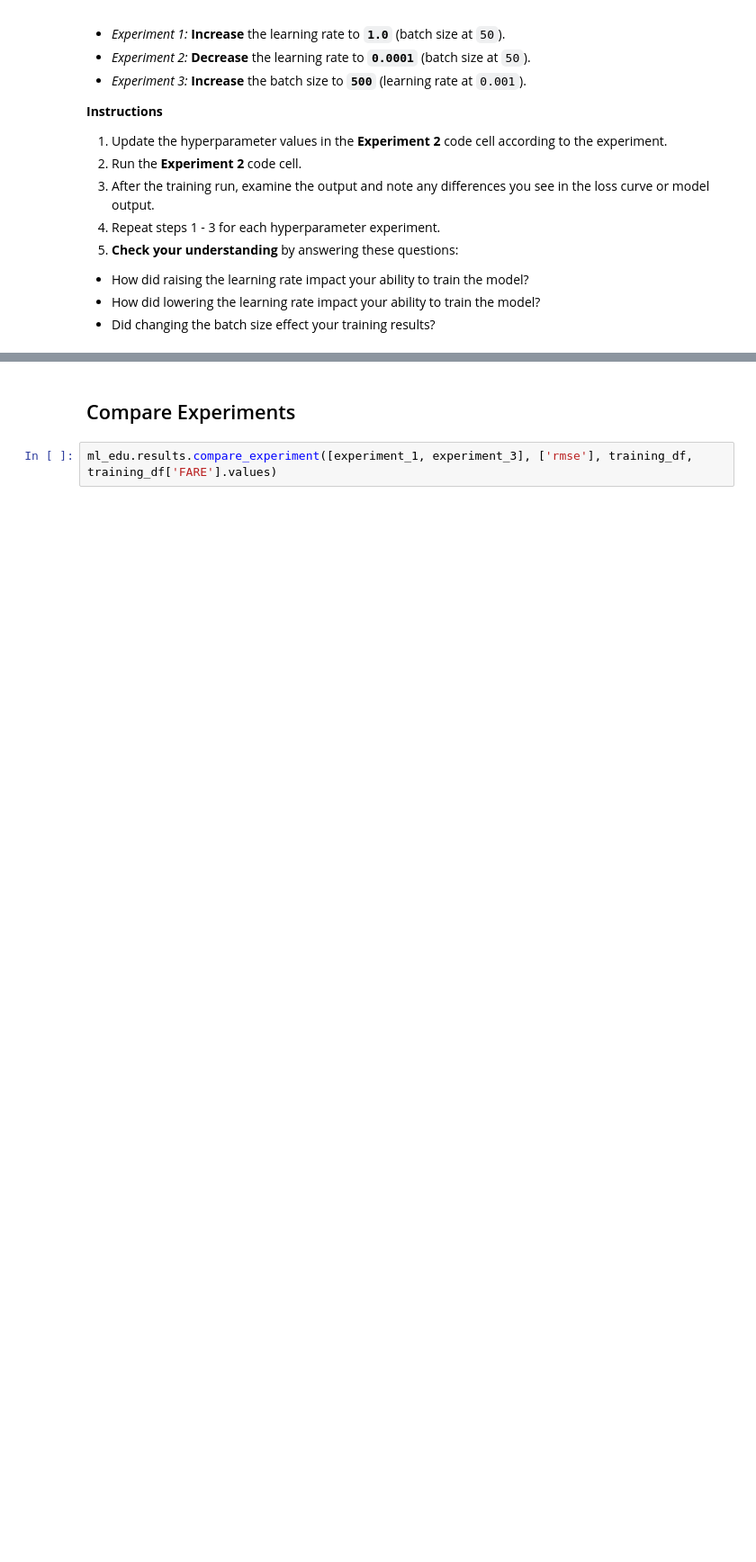
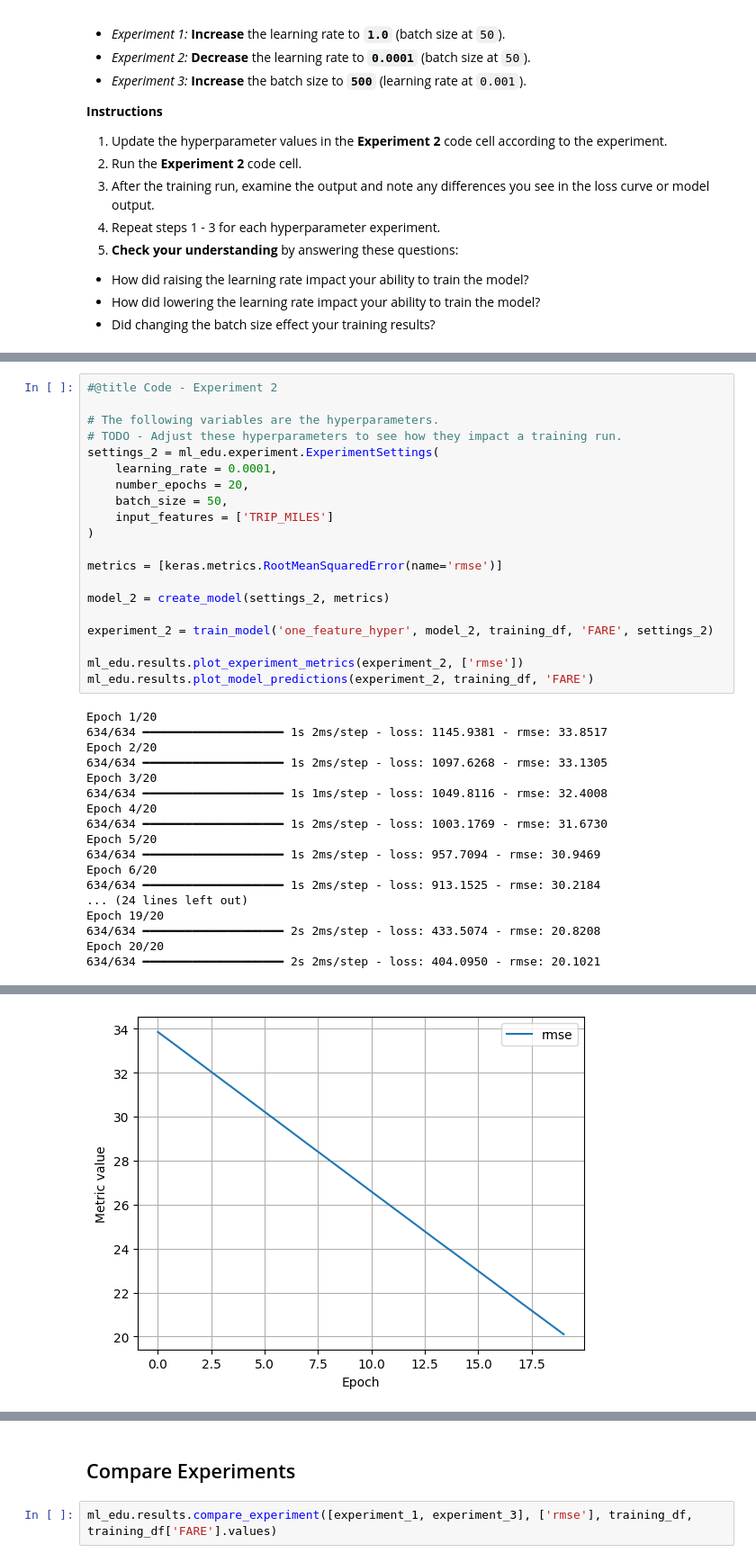
Before and after one commit to sentinel-sam/google_ml_colab_learning, a Jupyter notebook: ml/cc/exercises/linear_regression_taxi.ipynb, the cells around one changed output, grey strips where cells are left out. Shown at 90% size. Saved outputs shown, nothing was run; the diff lists cells and outputs as text; blank space fills up the shorter version.

```diff
--- a/ml/cc/exercises/linear_regression_taxi.ipynb
+++ b/ml/cc/exercises/linear_regression_taxi.ipynb
@@ -532,0 +494,38 @@ ml_edu.results.plot_model_predictions(experiment_2, training_df, 'FARE')
+# %%
+#@title Code - Experiment 2
+
+# The following variables are the hyperparameters.
+# TODO - Adjust these hyperparameters to see how they impact a training run.
+settings_2 = ml_edu.experiment.ExperimentSettings(
+    learning_rate = 0.0001,
+    number_epochs = 20,
+    batch_size = 50,
+    input_features = ['TRIP_MILES']
+)
+
+metrics = [keras.metrics.RootMeanSquaredError(name='rmse')]
+
+model_2 = create_model(settings_2, metrics)
+
+experiment_2 = train_model('one_feature_hyper', model_2, training_df, 'FARE', settings_2)
+
+ml_edu.results.plot_experiment_metrics(experiment_2, ['rmse'])
+ml_edu.results.plot_model_predictions(experiment_2, training_df, 'FARE')
+# %% [output]
+Epoch 1/20
+634/634 ━━━━━━━━━━━━━━━━━━━━ 1s 2ms/step - loss: 1145.9381 - rmse: 33.8517
+Epoch 2/20
+634/634 ━━━━━━━━━━━━━━━━━━━━ 1s 2ms/step - loss: 1097.6268 - rmse: 33.1305
+Epoch 3/20
+634/634 ━━━━━━━━━━━━━━━━━━━━ 1s 1ms/step - loss: 1049.8116 - rmse: 32.4008
+Epoch 4/20
+634/634 ━━━━━━━━━━━━━━━━━━━━ 1s 2ms/step - loss: 1003.1769 - rmse: 31.6730
+Epoch 5/20
+634/634 ━━━━━━━━━━━━━━━━━━━━ 1s 2ms/step - loss: 957.7094 - rmse: 30.9469
+Epoch 6/20
+634/634 ━━━━━━━━━━━━━━━━━━━━ 1s 2ms/step - loss: 913.1525 - rmse: 30.2184
+... (24 lines left out)
+Epoch 19/20
+634/634 ━━━━━━━━━━━━━━━━━━━━ 2s 2ms/step - loss: 433.5074 - rmse: 20.8208
+Epoch 20/20
+634/634 ━━━━━━━━━━━━━━━━━━━━ 2s 2ms/step - loss: 404.0950 - rmse: 20.1021
@@ -532,0 +535 @@ ml_edu.results.plot_model_predictions(experiment_2, training_df, 'FARE')
+[figure, added]
```
Also changed, not shown: parts of 17 cells of this notebook.
